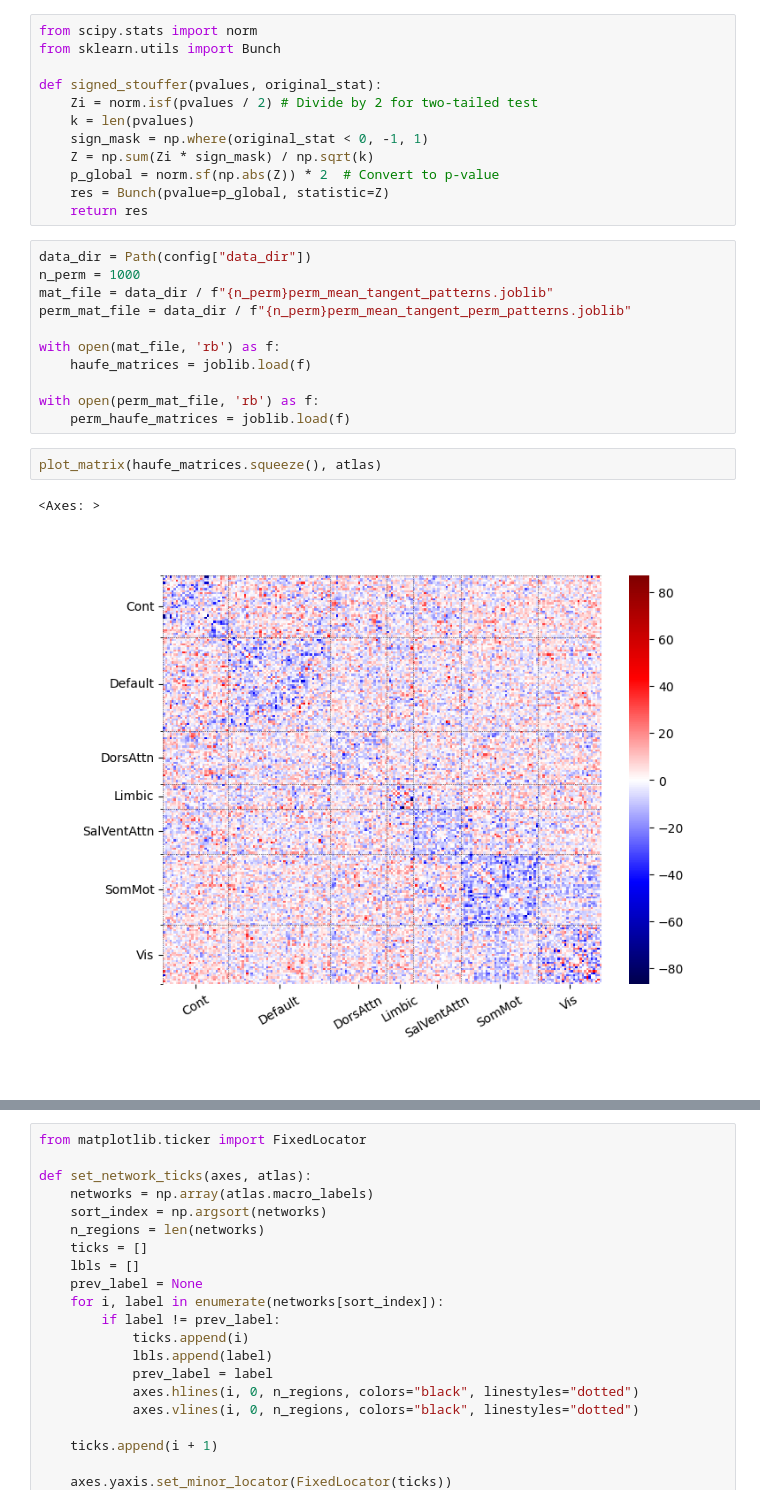
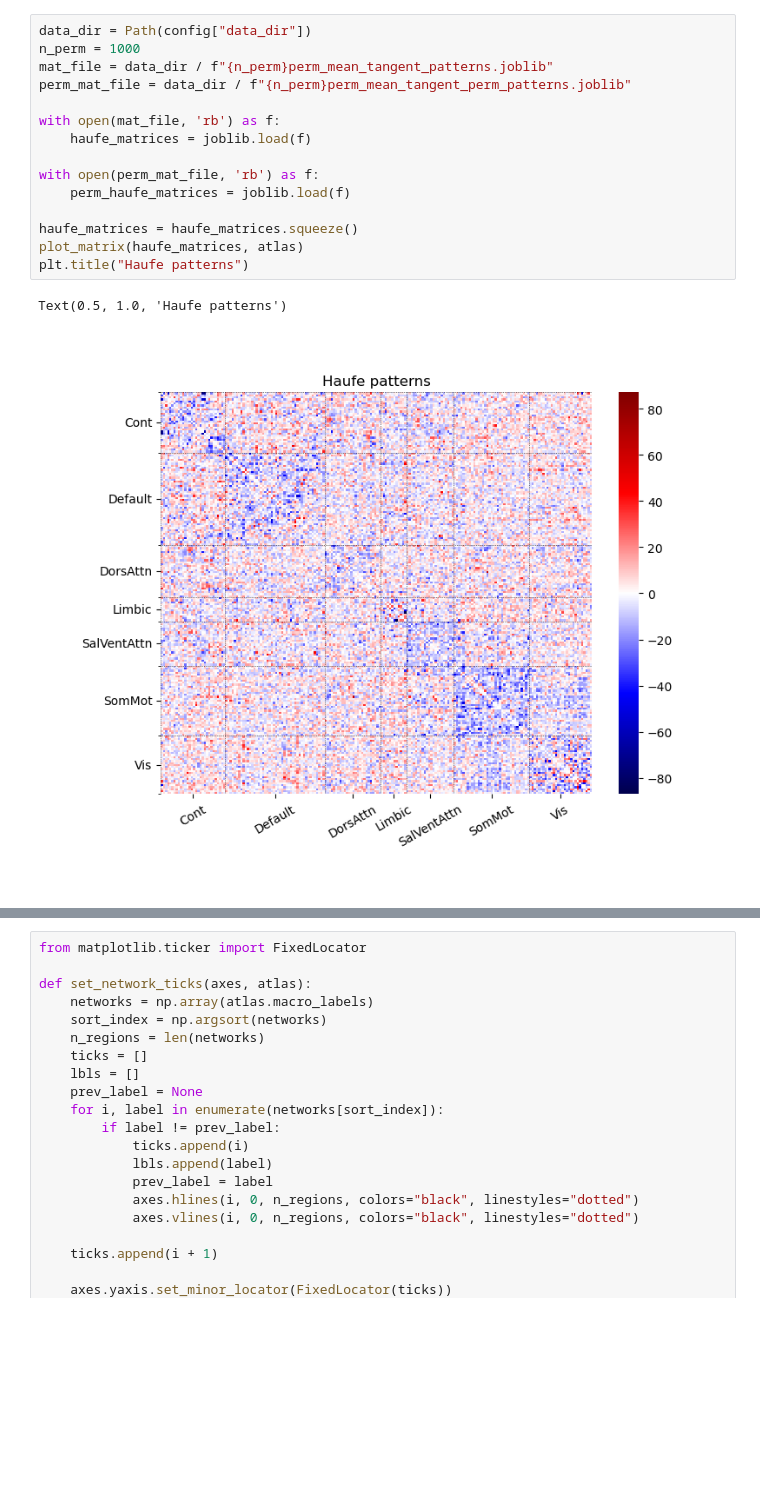
Before and after one commit to jonathan-legrand/article-figures, a Jupyter notebook: pairwise_testing_stablevsdecline_1000perm.ipynb, the cells around one changed output, grey strips where cells are left out. Drawn from its saved outputs; the diff is of its cells as text; blank space fills up the shorter version.

```diff
--- a/pairwise_testing_stablevsdecline_1000perm.ipynb
+++ b/pairwise_testing_stablevsdecline_1000perm.ipynb
@@ -110,28 +25,18 @@ def matrix_to_chord(matrix, atlas, percentile=99.8,
-# %%
-from scipy.stats import norm
-from sklearn.utils import Bunch
-
-def signed_stouffer(pvalues, original_stat):
-    Zi = norm.isf(pvalues / 2) # Divide by 2 for two-tailed test
-    k = len(pvalues)
-    sign_mask = np.where(original_stat < 0, -1, 1)
-    Z = np.sum(Zi * sign_mask) / np.sqrt(k)
-    p_global = norm.sf(np.abs(Z)) * 2  # Convert to p-value
-    res = Bunch(pvalue=p_global, statistic=Z)
-    return res
 # %%
 data_dir = Path(config["data_dir"])
 n_perm = 1000
 mat_file = data_dir / f"{n_perm}perm_mean_tangent_patterns.joblib"
 perm_mat_file = data_dir / f"{n_perm}perm_mean_tangent_perm_patterns.joblib"
 
 with open(mat_file, 'rb') as f:
     haufe_matrices = joblib.load(f)
 
 with open(perm_mat_file, 'rb') as f:
     perm_haufe_matrices = joblib.load(f)
+
+haufe_matrices = haufe_matrices.squeeze()
+plot_matrix(haufe_matrices, atlas)
+plt.title("Haufe patterns")
+# %% [output]
+Text(0.5, 1.0, 'Haufe patterns')
+[figure, added]
-# %%
-plot_matrix(haufe_matrices.squeeze(), atlas)
-# %% [output]
-<Axes: >
-[figure, removed]
```
Also changed, not shown: parts of 18 cells of this notebook.
